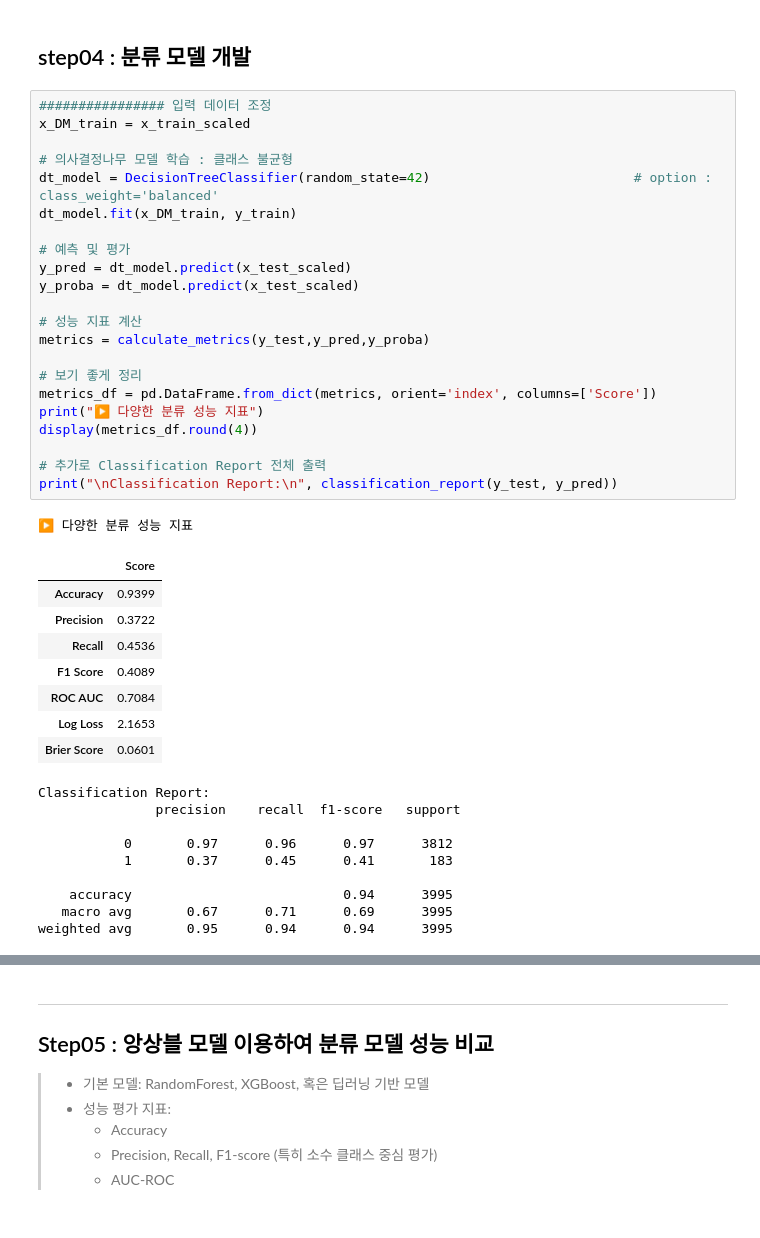
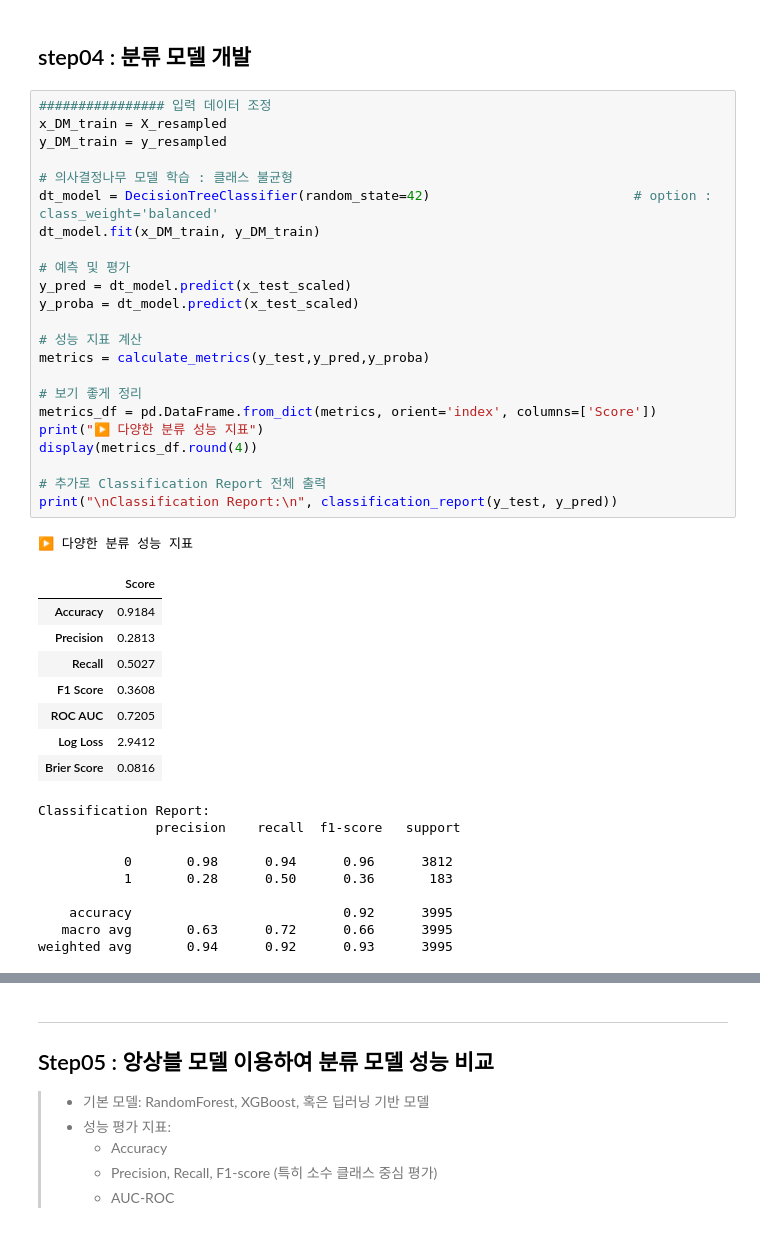
Before and after one commit to dibk100/study_Data4Quality, a Jupyter notebook: task01_DeepImpute_Health/Q1_DataProcessing.ipynb, the cells around one changed output, grey strips where cells are left out. Cells and saved outputs as stored; diff of their text form.

```diff
--- a/task01_DeepImpute_Health/Q1_DataProcessing.ipynb
+++ b/task01_DeepImpute_Health/Q1_DataProcessing.ipynb
@@ -686,45 +686,46 @@ You can set `force_col_wise=true` to remove the overhead.
 ## step04 : 분류 모델 개발
 # %%
 ################ 입력 데이터 조정
-x_DM_train = x_train_scaled
+x_DM_train = X_resampled
+y_DM_train = y_resampled
 
 # 의사결정나무 모델 학습 : 클래스 불균형
 dt_model = DecisionTreeClassifier(random_state=42)                          # option : class_weight='balanced'
-dt_model.fit(x_DM_train, y_train)
+dt_model.fit(x_DM_train, y_DM_train)
 
 # 예측 및 평가
 y_pred = dt_model.predict(x_test_scaled)
 y_proba = dt_model.predict(x_test_scaled)
 
 # 성능 지표 계산
 metrics = calculate_metrics(y_test,y_pred,y_proba)
 
 # 보기 좋게 정리
 metrics_df = pd.DataFrame.from_dict(metrics, orient='index', columns=['Score'])
 print("▶️ 다양한 분류 성능 지표")
 display(metrics_df.round(4))
 
 # 추가로 Classification Report 전체 출력
 print("\nClassification Report:\n", classification_report(y_test, y_pred))
 # %% [output]
 ▶️ 다양한 분류 성능 지표
 |  | Score |
-| Accuracy | 0.9399 |
-| Precision | 0.3722 |
-| Recall | 0.4536 |
-| F1 Score | 0.4089 |
-| ROC AUC | 0.7084 |
-| Log Loss | 2.1653 |
-| Brier Score | 0.0601 |
+| Accuracy | 0.9184 |
+| Precision | 0.2813 |
+| Recall | 0.5027 |
+| F1 Score | 0.3608 |
+| ROC AUC | 0.7205 |
+| Log Loss | 2.9412 |
+| Brier Score | 0.0816 |
 Classification Report:
                precision    recall  f1-score   support
 
-           0       0.97      0.96      0.97      3812
-           1       0.37      0.45      0.41       183
+           0       0.98      0.94      0.96      3812
+           1       0.28      0.50      0.36       183
 
-    accuracy                           0.94      3995
-   macro avg       0.67      0.71      0.69      3995
-weighted avg       0.95      0.94      0.94      3995
+    accuracy                           0.92      3995
+   macro avg       0.63      0.72      0.66      3995
+weighted avg       0.94      0.92      0.93      3995
 # %%
 #하이퍼 파라미터 튜닝
 from sklearn.model_selection import GridSearchCV
```
Also changed, not shown: parts of 6 cells of this notebook.
